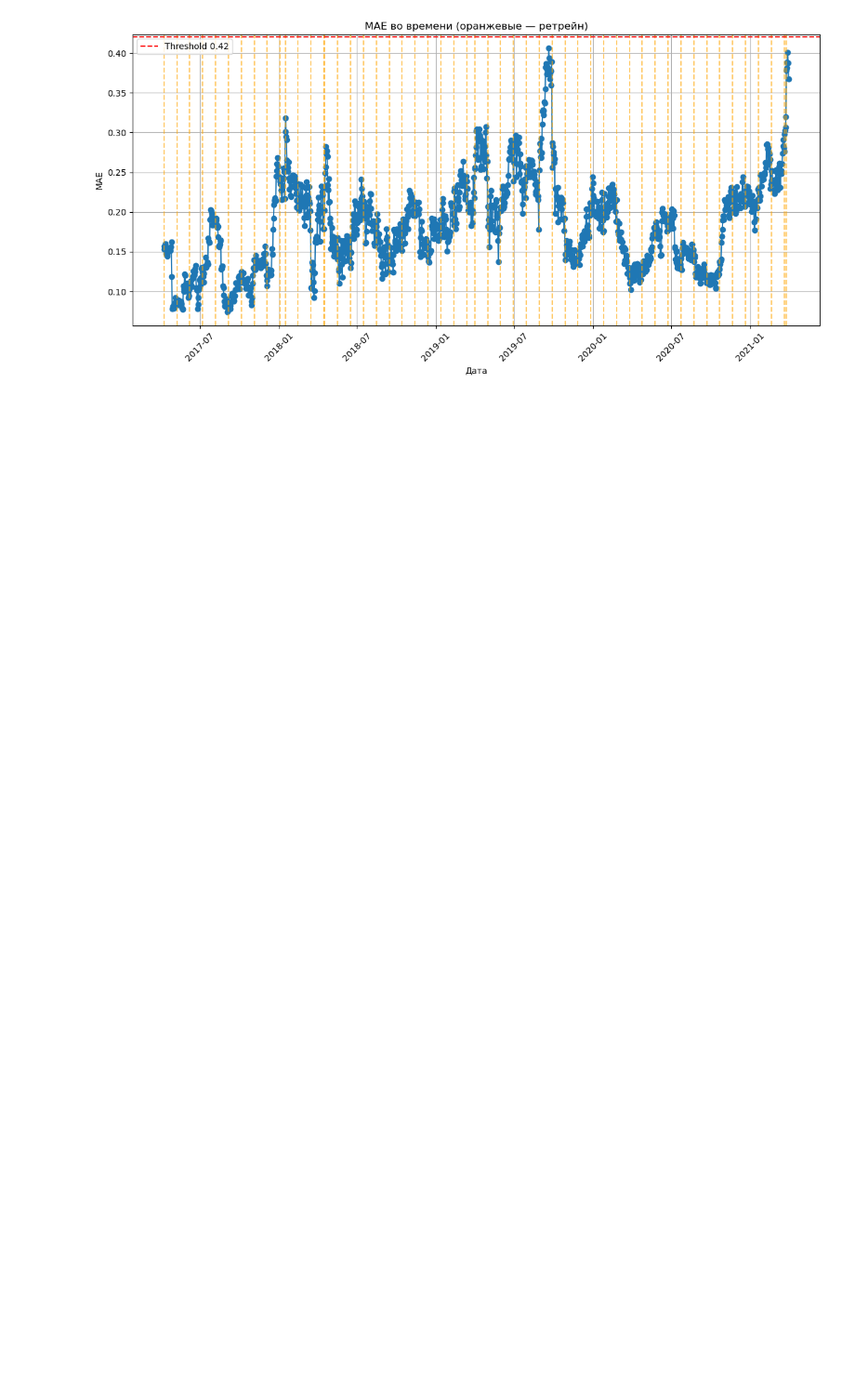
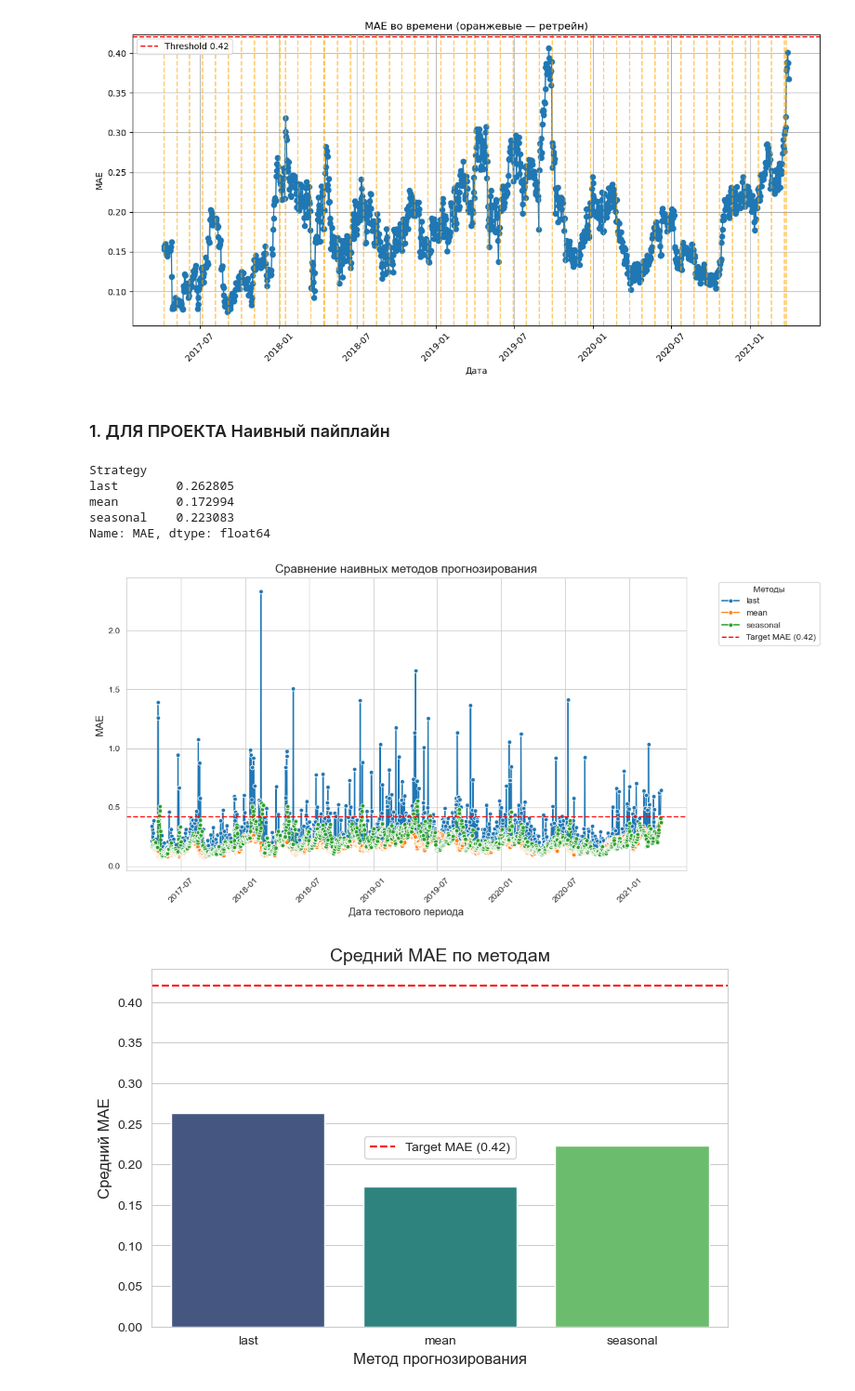
Before and after one commit to Blausher/ts, a Jupyter notebook: ARIMA_pipeline.ipynb, the cells around one changed output. Shown at 93% size. Cells and saved outputs as stored; diff of their text form; code cells hidden in the pictures; blank space fills up the shorter version.

Commit message:
ARIMA + Naive strategies
ARIMA + FS + Re-Train

```diff
--- a/ARIMA_pipeline.ipynb
+++ b/ARIMA_pipeline.ipynb
@@ -548,3 +516,5 @@ plt.tight_layout()
 plt.show()
 # %% [output]
 [figure]
+# %% [markdown]
+### 1. ДЛЯ ПРОЕКТА Наивный пайплайн
@@ -550,0 +625,60 @@ plt.show()
+# %%
+all_results = []
+
+strategies = ['last', 'mean', 'seasonal']
+
+for strategy in strategies:
+    model = NaiveForecast(df, strategy=strategy, season_length=7)
+    results = model.run_loop()
+    all_results.append(results)
+
+# Визуализация сравнения
+pd.concat(all_results).groupby('Strategy')['MAE'].mean()
+# %% [output]
+Strategy
+last        0.262805
+mean        0.172994
+seasonal    0.223083
+Name: MAE, dtype: float64
+# %%
+combined_df = pd.concat(all_results)
+
+# Создаем график
+plt.figure(figsize=(12, 6))
+sns.set_style("whitegrid")
+
+# Линии MAE для каждого метода
+sns.lineplot(data=combined_df,
+             x='Date',
+             y='MAE',
+             hue='Strategy',
+             marker='o',
+             markersize=5,
+             linewidth=1.5)
+
+# Горизонтальная линия целевого значения
+plt.axhline(y=0.42, color='red', linestyle='--', label='Target MAE (0.42)')
+
+# Настройки отображения
+plt.title('Сравнение наивных методов прогнозирования', fontsize=14)
+plt.xlabel('Дата тестового периода', fontsize=12)
+plt.ylabel('MAE', fontsize=12)
+plt.xticks(rotation=45)
+plt.legend(title='Методы', bbox_to_anchor=(1.05, 1), loc='upper left')
+plt.tight_layout()
+plt.show()
+
+# Дополнительно: столбчатая диаграмма средних значений
+mean_mae = combined_df.groupby('Strategy')['MAE'].mean().reset_index()
+
+plt.figure(figsize=(8, 5))
+sns.barplot(data=mean_mae, x='Strategy', y='MAE', palette='viridis')
+plt.axhline(y=0.42, color='red', linestyle='--', label='Target MAE (0.42)')
+plt.title('Средний MAE по методам', fontsize=14)
+plt.xlabel('Метод прогнозирования', fontsize=12)
+plt.ylabel('Средний MAE', fontsize=12)
+plt.legend()
+plt.show()
+# %% [output]
+[figure, added]
+[figure, added]
```
Also changed, not shown: parts of 18 cells of this notebook.
